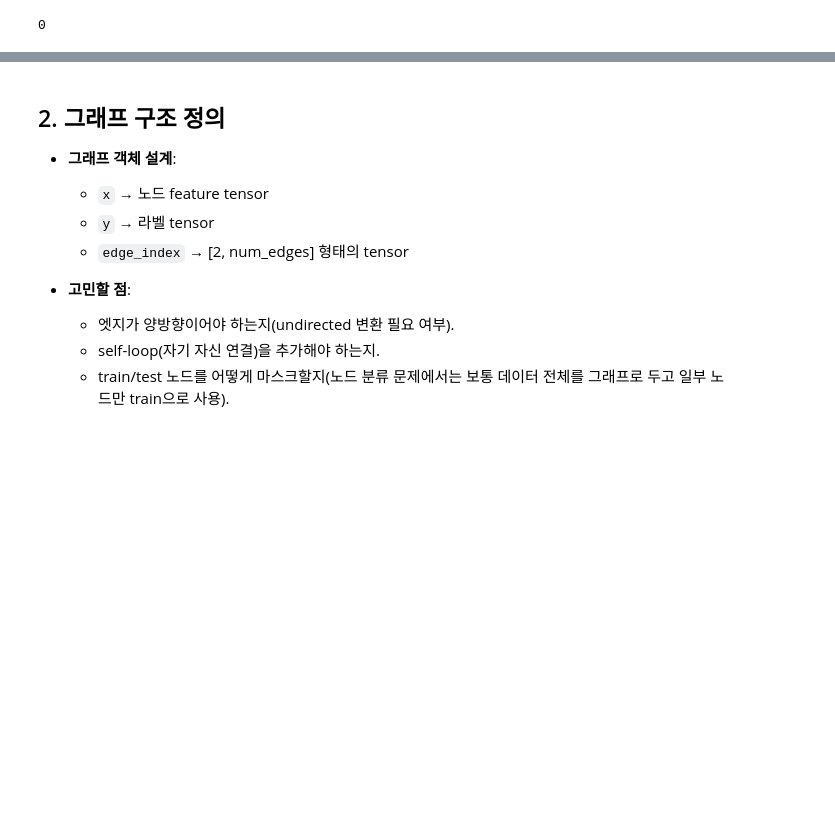
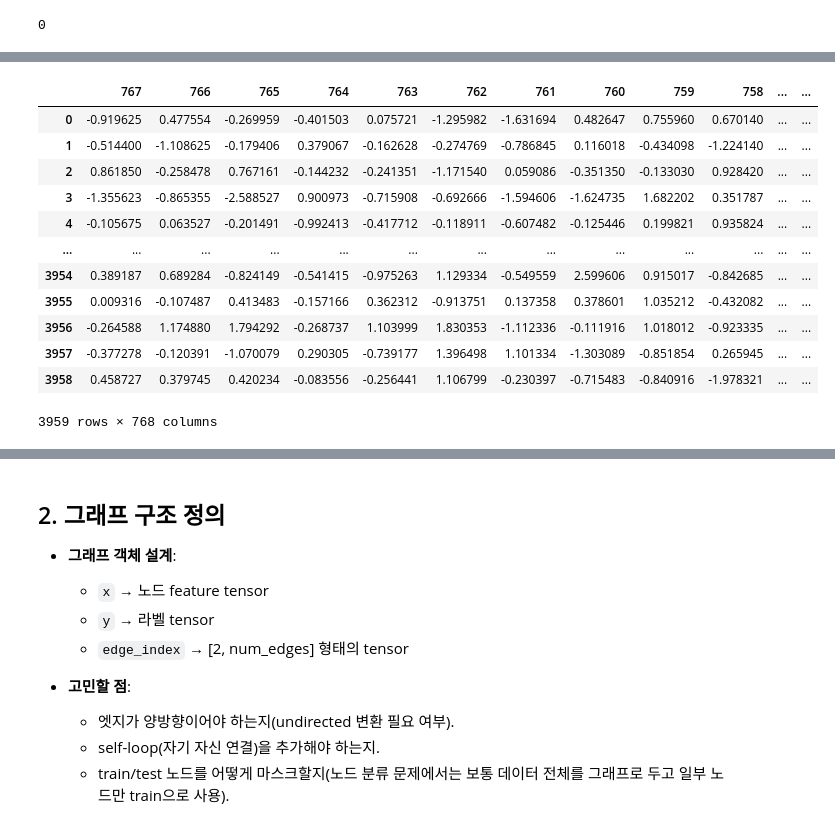
Before and after one commit to kim-bo-saeng/personal_project, a Jupyter notebook: GNN/GNN_test/GNN_nodeclassification.ipynb, the cells around one changed output, grey strips where cells are left out. Saved outputs shown, nothing was run; the diff lists cells and outputs as text; code cells hidden in the pictures; blank space fills up the shorter version.

```diff
--- a/GNN/GNN_test/GNN_nodeclassification.ipynb
+++ b/GNN/GNN_test/GNN_nodeclassification.ipynb
@@ -84,0 +117,16 @@ raw_edge_index_df.duplicated(subset=['from', 'to']).sum() # 중복된 간선 수
+# %%
+test_features
+# %% [output]
+|  | 767 | 766 | 765 | 764 | 763 | 762 | 761 | 760 | 759 | 758 | ... | ... |
+| 0 | -0.919625 | 0.477554 | -0.269959 | -0.401503 | 0.075721 | -1.295982 | -1.631694 | 0.482647 | 0.755960 | 0.670140 | ... | ... |
+| 1 | -0.514400 | -1.108625 | -0.179406 | 0.379067 | -0.162628 | -0.274769 | -0.786845 | 0.116018 | -0.434098 | -1.224140 | ... | ... |
+| 2 | 0.861850 | -0.258478 | 0.767161 | -0.144232 | -0.241351 | -1.171540 | 0.059086 | -0.351350 | -0.133030 | 0.928420 | ... | ... |
+| 3 | -1.355623 | -0.865355 | -2.588527 | 0.900973 | -0.715908 | -0.692666 | -1.594606 | -1.624735 | 1.682202 | 0.351787 | ... | ... |
+| 4 | -0.105675 | 0.063527 | -0.201491 | -0.992413 | -0.417712 | -0.118911 | -0.607482 | -0.125446 | 0.199821 | 0.935824 | ... | ... |
+| ... | ... | ... | ... | ... | ... | ... | ... | ... | ... | ... | ... | ... |
+| 3954 | 0.389187 | 0.689284 | -0.824149 | -0.541415 | -0.975263 | 1.129334 | -0.549559 | 2.599606 | 0.915017 | -0.842685 | ... | ... |
+| 3955 | 0.009316 | -0.107487 | 0.413483 | -0.157166 | 0.362312 | -0.913751 | 0.137358 | 0.378601 | 1.035212 | -0.432082 | ... | ... |
+| 3956 | -0.264588 | 1.174880 | 1.794292 | -0.268737 | 1.103999 | 1.830353 | -1.112336 | -0.111916 | 1.018012 | -0.923335 | ... | ... |
+| 3957 | -0.377278 | -0.120391 | -1.070079 | 0.290305 | -0.739177 | 1.396498 | 1.101334 | -1.303089 | -0.851854 | 0.265945 | ... | ... |
+| 3958 | 0.458727 | 0.379745 | 0.420234 | -0.083556 | -0.256441 | 1.106799 | -0.230397 | -0.715483 | -0.840916 | -1.978321 | ... | ... |
+3959 rows × 768 columns
```
Also changed, not shown: parts of 6 cells of this notebook, 2 other files.
